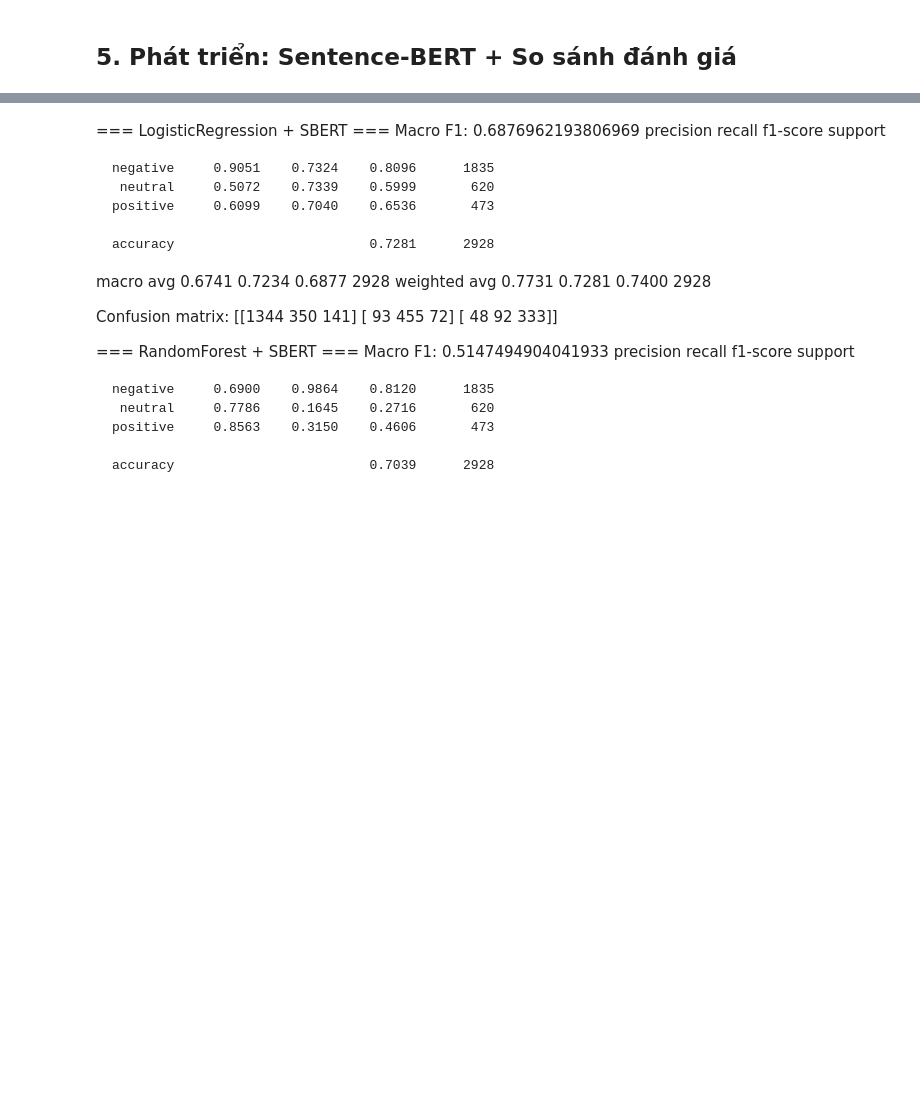
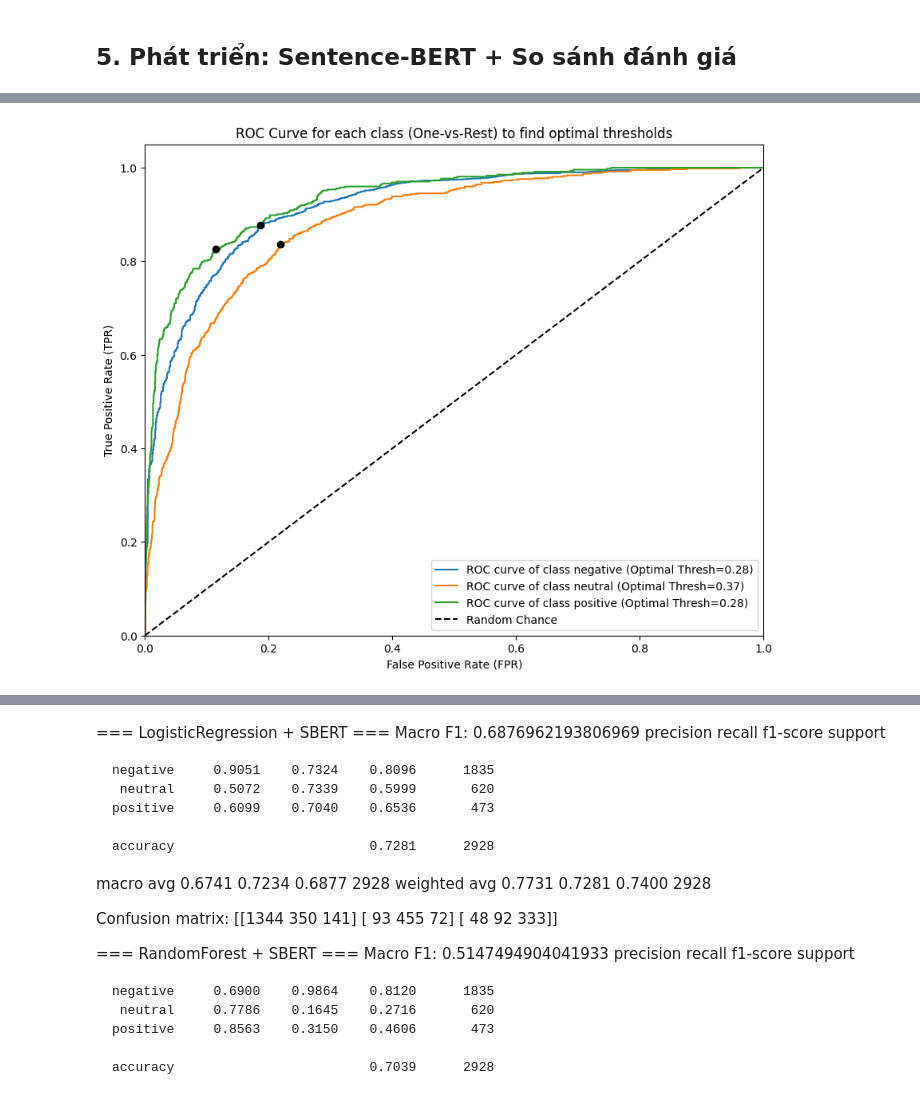
Before and after one commit to beanstalklab/Airline-Sentiment, a Jupyter notebook: draft/nlp_preprocessing_social.ipynb, the cells around one changed output, grey strips where cells are left out. Saved outputs shown, nothing was run; the diff lists cells and outputs as text; code cells hidden in the pictures; blank space fills up the shorter version.

```diff
--- a/draft/nlp_preprocessing_social.ipynb
+++ b/draft/nlp_preprocessing_social.ipynb
@@ -147,6 +150,8 @@ RE_TEXT_EMOTICONS = re.compile(
     r"|(?:\^_|\^_\^|>\.<|T_T|\\o/)",
     re.IGNORECASE,
 )
+
+RE_NUMBERS = re.compile(r'\d+')
 RE_MULTI_SPACE = re.compile(r"\s+")
 
 
@@ -246,16 +251,29 @@ compare
 ### Phát triển cho việc dùng SBERT thay vì TF-IDF
 # %%
 # Light-clean text: remove @mentions + URL
+
+RE_SPECIAL_CHARS = re.compile(r"[^a-z\s!?'\"]")
 RE_LIGHT_URL = re.compile(r'https?://\S+|www\.\S+', re.IGNORECASE)
+
 RE_LIGHT_MENTION = re.compile(r'@\w+')
+RE_HASHTAG_SYMBOL = re.compile(r"#")
+RE_NUMBERS = re.compile(r'\d+')
+RE_ELONGATED = re.compile(r'(.)\1+')
+RE_MULTI_SPACE = re.compile(r"\s+")
 
 def light_clean_text(text: str) -> str:
     if not isinstance(text, str) or not text.strip():
         return ""
-    t = text.strip()
+
+    t = html.unescape(text)
+    t = emoji.demojize(t) # "😡" -> ":enraged_face:"
+    t = t.lower()
     t = RE_LIGHT_URL.sub(' ', t)
     t = RE_LIGHT_MENTION.sub(' ', t)
-    t = re.sub(r"\s+", ' ', t).strip()
+    t = RE_HASHTAG_SYMBOL.sub(' ', t)
+    t = RE_NUMBERS.sub(' ', t)
+    t = RE_ELONGATED.sub(r'\1\1', t)
+    t = RE_MULTI_SPACE.sub(' ', t).strip()
     return t
 
 df['light_clean_text'] = df['text'].astype(str).map(light_clean_text)
@@ -413,0 +695,64 @@ Confusion matrix:
+# %%
+import numpy as np
+import matplotlib.pyplot as plt
+from sklearn.metrics import roc_curve, f1_score, classification_report
+from sklearn.preprocessing import label_binarize
+
+# Giả sử mô hình tốt nhất của bạn là lr_grid.best_estimator_
+model = lr_grid.best_estimator_
+y_proba = model.predict_proba(X_test)
+classes = model.classes_  # Thường là ['negative', 'neutral', 'positive']
+
+# 1. Binarize nhãn thực tế (để tính ROC theo kiểu One-vs-Rest)
+y_test_bin = label_binarize(y_test, classes=classes)
+n_classes = y_test_bin.shape[1]
+
+optimal_thresholds = []
+
+# Vẽ biểu đồ trực quan luôn để đưa vào Slide thuyết trình
+plt.figure(figsize=(10, 8))
+
+# 2. Tìm ngưỡng tối ưu cho TỪNG CLASS
+for i in range(n_classes):
+    fpr, tpr, thresholds = roc_curve(y_test_bin[:, i], y_proba[:, i])
+
+    # Tính Youden's J statistic để tìm điểm tối ưu
+    J = tpr - fpr
+    best_idx = np.argmax(J)
+    best_thresh = thresholds[best_idx]
+    optimal_thresholds.append(best_thresh)
+
+    # Vẽ đường cong ROC
+    plt.plot(fpr, tpr, label=f"ROC curve of class {classes[i]} (Optimal Thresh={best_thresh:.2f})")
+    # Đánh dấu điểm tối ưu
+    plt.scatter(fpr[best_idx], tpr[best_idx], marker='o', color='black', zorder=5)
+
+plt.plot([0, 1], [0, 1], 'k--', label='Random Chance')
+plt.xlim([0.0, 1.0])
+plt.ylim([0.0, 1.05])
+plt.xlabel('False Positive Rate (FPR)')
+plt.ylabel('True Positive Rate (TPR)')
+plt.title('ROC Curve for each class (One-vs-Rest) to find optimal thresholds')
+plt.legend(loc="lower right")
+plt.show()
+
+print(f"Ngưỡng tối ưu lấy từ ROC Curve: {dict(zip(classes, optimal_thresholds))}")
+
+# 3. Áp dụng ngưỡng tối ưu vào dự đoán
+def predict_with_roc_thresholds(proba, thresholds):
+    """
+    Chia xác suất dự đoán cho ngưỡng tối ưu của class đó.
+    Class nào có tỷ lệ vượt ngưỡng cao nhất sẽ được chọn.
+    """
+    adjusted_proba = proba / thresholds
+    best_class_idx = np.argmax(adjusted_proba, axis=1)
+    return classes[best_class_idx]
+
+y_pred_roc = predict_with_roc_thresholds(y_proba, optimal_thresholds)
+
+# 4. In kết quả cuối cùng
+print("\n=== KẾT QUẢ SAU KHI ÁP DỤNG NGƯỠNG TỪ ROC ===")
+print('Macro F1:', f1_score(y_test, y_pred_roc, average='macro'))
+print(classification_report(y_test, y_pred_roc, digits=4))
+# %% [output]
+[figure, added]
```
Also changed, not shown: parts of 21 cells of this notebook, 4 other files.
